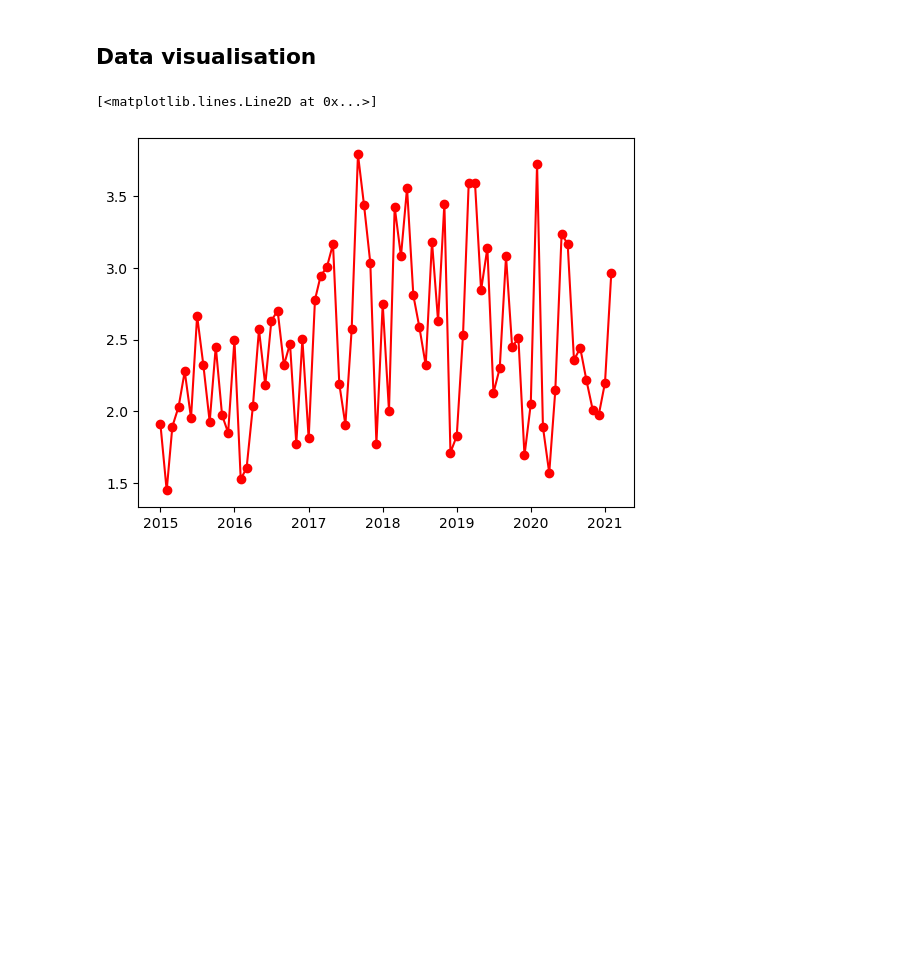
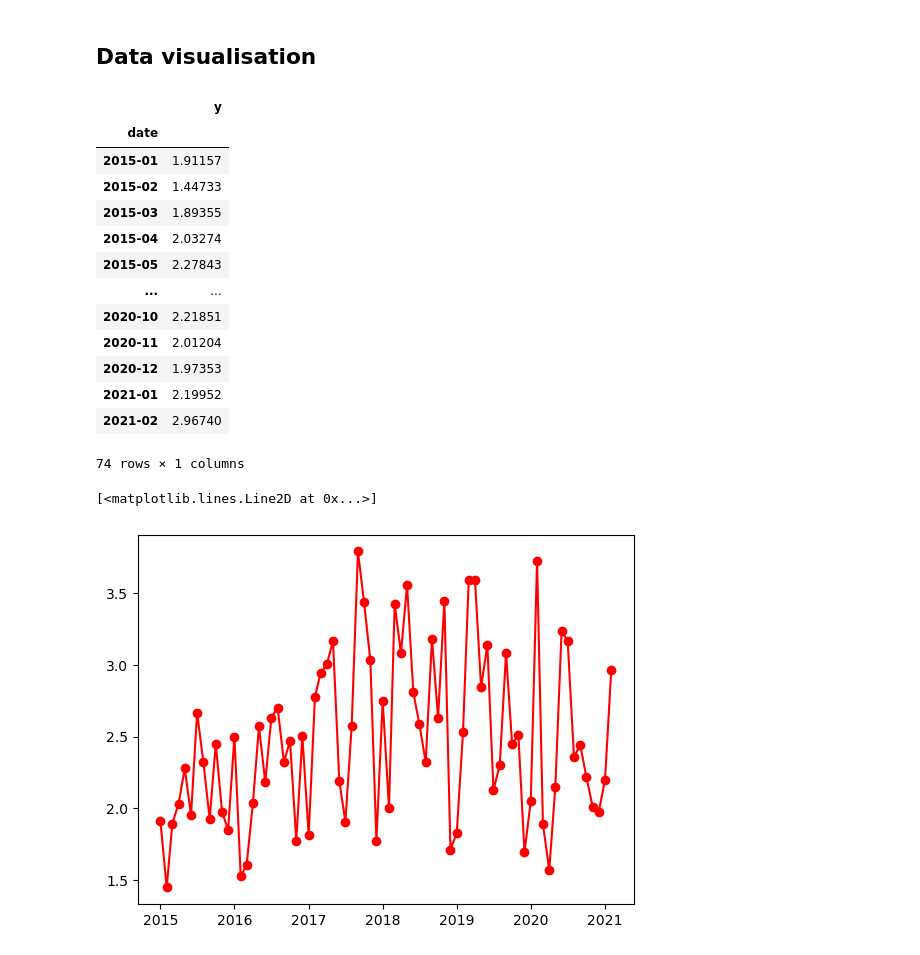
Before and after one commit to lea-cochet36/ads_case_problem, a Jupyter notebook: analysis.ipynb, the cells around one changed output. Drawn from its saved outputs; the diff is of its cells as text; code cells hidden in the pictures; blank space fills up the shorter version.

```diff
--- a/analysis.ipynb
+++ b/analysis.ipynb
@@ -15,6 +16,23 @@ data = pd.read_csv("data/01_raw/train.csv")
 data = preprocess_data(data)
 # %% [markdown]
 ## Data visualisation
+# %%
+data
+# %% [output]
+|  | y |
+| date |  |
+| 2015-01 | 1.91157 |
+| 2015-02 | 1.44733 |
+| 2015-03 | 1.89355 |
+| 2015-04 | 2.03274 |
+| 2015-05 | 2.27843 |
+| ... | ... |
+| 2020-10 | 2.21851 |
+| 2020-11 | 2.01204 |
+| 2020-12 | 1.97353 |
+| 2021-01 | 2.19952 |
+| 2021-02 | 2.96740 |
+74 rows × 1 columns
 # %%
 plt.plot(data.index.to_timestamp(how='start'), data["y"], marker='o', linestyle='-',color="red")
 # %% [output]
```
Also changed, not shown: parts of 12 cells of this notebook, 8 other files.
